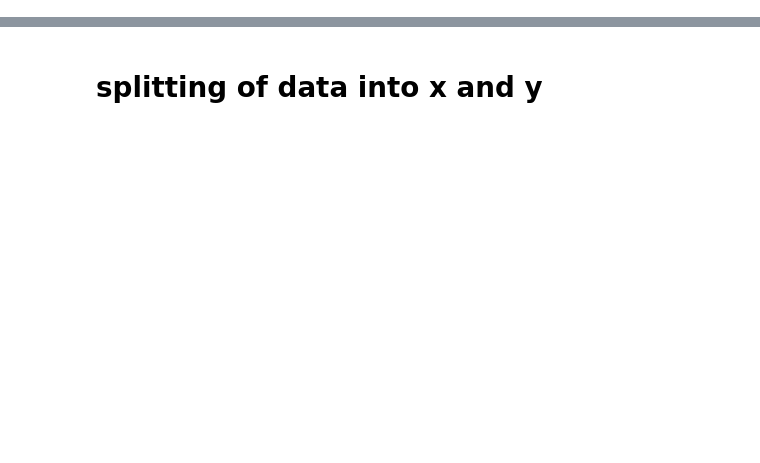
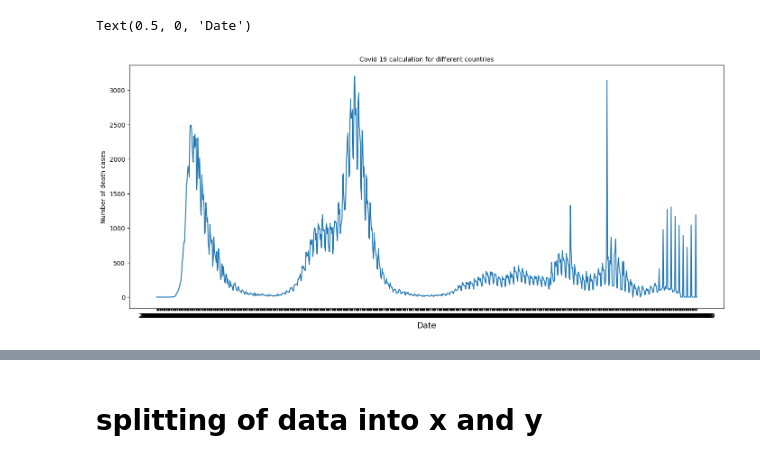
Before and after one commit to tekadata/covid_time_series_prediction, a Jupyter notebook: notebooks/model-UK-SVR-index.ipynb, the cells around one changed output, grey strips where cells are left out. Cells and saved outputs as stored; diff of their text form; code cells hidden in the pictures; blank space fills up the shorter version.

```diff
--- a/notebooks/model-UK-SVR-index.ipynb
+++ b/notebooks/model-UK-SVR-index.ipynb
@@ -38,2 +24,2 @@ from xgboost import XGBRegressor
 # %%
-data_index=pd.read_csv('../raw_data/out_csv/index_UK.csv')
+data_index=pd.read_csv('../data/out_csv/index_United Kingdom.csv')
@@ -66,8 +72,11 @@ data_index.head()
 # %%
 fig, ax = plt.subplots(1, figsize=(17,7))
-plt.plot(data.index,data['new_deaths']);
+plt.plot(data_index.index,data_index['new_deaths']);
 ax.set_title("Covid 19 calculation for different countries", size=10)
 ax.set_ylabel("Number of death cases", size=10)
 ax.set_xlabel("Date", size=13)
+# %% [output]
+Text(0.5, 0, 'Date')
+[figure, added]
 # %%
 fig, ax = plt.subplots(1, figsize=(17,7))
```
Also changed, not shown: parts of 17 cells of this notebook, 8 other files.
